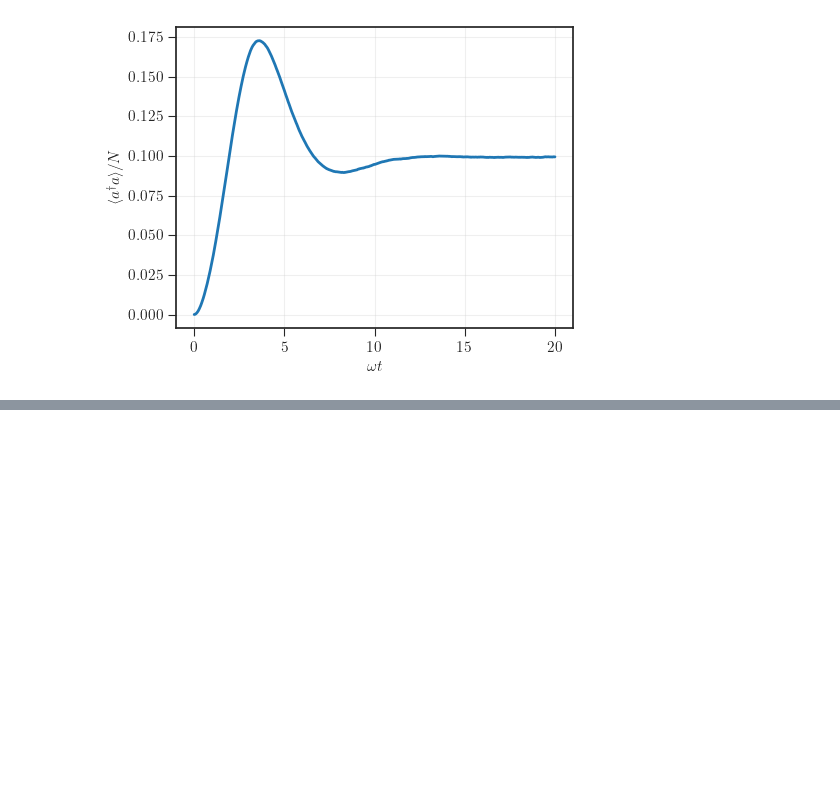
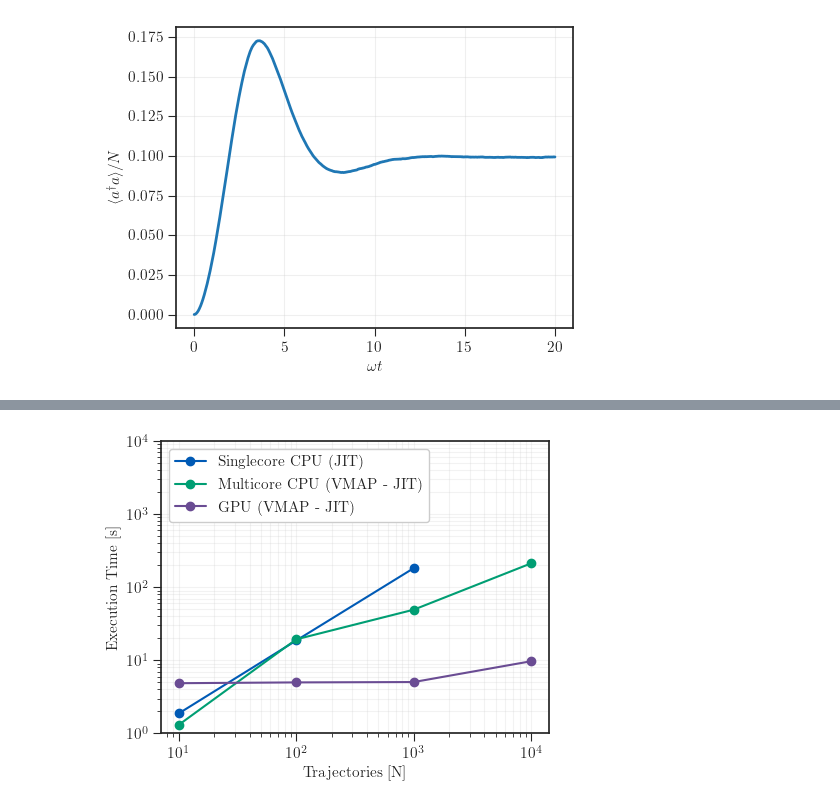
Before and after one commit to juardilag/twa_py, a Jupyter notebook: test.ipynb, the cells around one changed output, grey strips where cells are left out. Saved outputs shown, nothing was run; the diff lists cells and outputs as text; code cells hidden in the pictures; blank space fills up the shorter version.

Commit message:
added benchmark results

```diff
--- a/test.ipynb
+++ b/test.ipynb
@@ -193,0 +198,16 @@ plt.show()
+# %%
+omega_ref = 1.0
+params_inset = {
+    "N": 15,
+    "omega_c": 1.0 * omega_ref,
+    "omega_s": 1.0 * omega_ref,
+    "kappa":   1.0 * omega_ref,
+    "g":       0.9 * omega_ref,
+    "gamma_d": (1/8)*omega_ref,
+    "gamma_u": (3/8)*omega_ref,
+    "init_spin": "up",
+    "t_max" : 20*omega_ref
+}
+# %%
+counts = [int(1e1), int(1e2), int(1e3), int(1e4)]
+df = run_benchmark(counts, params_inset)
@@ -193,0 +222,19 @@ plt.show()
+# %%
+single_core_data = df[df["device"] == "Naive Loop (CPU)"].dropna()
+multicore_data = df[df["device"] == "Vectorized CPU"].dropna()
+gpu_data = df[df["device"] == "Vectorized GPU"].dropna()
+# %%
+fig, ax = plt.subplots(figsize=(5, 3.8))
+
+plt.loglog(single_core_data["n_traj"], single_core_data["time"], 'o-', label="Singlecore CPU (JIT)", color = '#005AB5')
+plt.loglog(multicore_data["n_traj"], multicore_data["time"], 'o-', label="Multicore CPU (VMAP - JIT)", color = '#009E73')
+plt.loglog(gpu_data["n_traj"], gpu_data["time"], 'o-', label="GPU (VMAP - JIT)", color = '#6A4C93')
+plt.xlabel("Trajectories [N]")
+plt.ylabel("Execution Time [s]")
+plt.grid(True, which="both", ls="-", alpha=0.25)
+plt.ylim(1, int(1e4))
+plt.legend(loc = 2)
+plt.savefig('benchmar.png', dpi = 300)
+plt.show()
+# %% [output]
+[figure, added]
```
Also changed, not shown: parts of 5 cells of this notebook.
